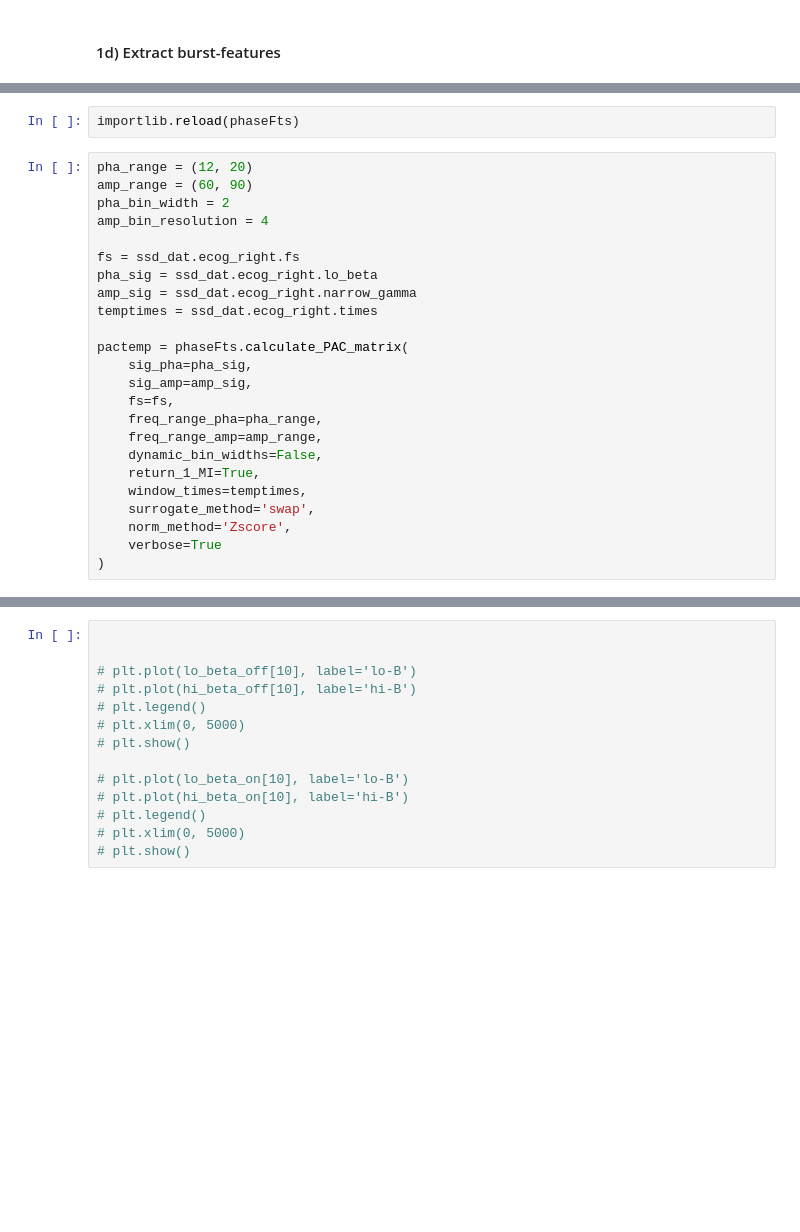
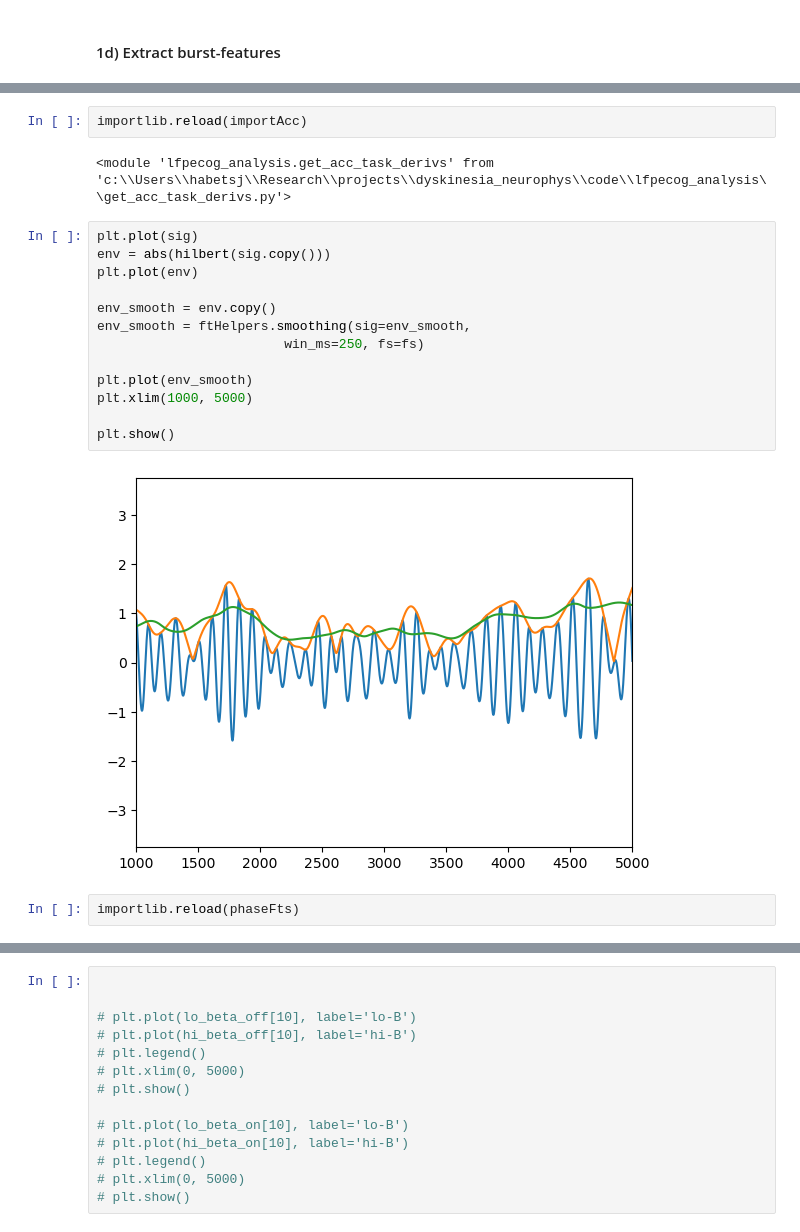
Before and after one commit to jgvhabets/dyskinesia_neurophys, a Jupyter notebook: code/notebooks/explore_ssd_fts_BETA.ipynb, the cells around one changed output, grey strips where cells are left out. Cells and saved outputs as stored; diff of their text form; blank space fills up the shorter version.

```diff
--- a/code/notebooks/explore_ssd_fts_BETA.ipynb
+++ b/code/notebooks/explore_ssd_fts_BETA.ipynb
@@ -429,26 +465,21 @@ for sub in SUBS[:2]:
+# %%
+importlib.reload(importAcc)
+# %% [output]
+<module 'lfpecog_analysis.get_acc_task_derivs' from 'c:\\Users\\habetsj\\Research\\projects\\dyskinesia_neurophys\\code\\lfpecog_analysis\\get_acc_task_derivs.py'>
+# %%
+plt.plot(sig)
+env = abs(hilbert(sig.copy()))
+plt.plot(env)
+
+env_smooth = env.copy()
+env_smooth = ftHelpers.smoothing(sig=env_smooth,
+                        win_ms=250, fs=fs)
+
+plt.plot(env_smooth)
+plt.xlim(1000, 5000)
+
+plt.show()
+# %% [output]
+[figure, added]
 # %%
 importlib.reload(phaseFts)
-# %%
-pha_range = (12, 20)
-amp_range = (60, 90)
-pha_bin_width = 2
-amp_bin_resolution = 4
-
-fs = ssd_dat.ecog_right.fs
-pha_sig = ssd_dat.ecog_right.lo_beta
-amp_sig = ssd_dat.ecog_right.narrow_gamma
-temptimes = ssd_dat.ecog_right.times
-
-pactemp = phaseFts.calculate_PAC_matrix(
-    sig_pha=pha_sig,
-    sig_amp=amp_sig,
-    fs=fs,
-    freq_range_pha=pha_range,
-    freq_range_amp=amp_range,
-    dynamic_bin_widths=False,
-    return_1_MI=True,
-    window_times=temptimes,
-    surrogate_method='swap',
-    norm_method='Zscore',
-    verbose=True
-)
```
Also changed, not shown: parts of 8 cells of this notebook, 3 other files.
